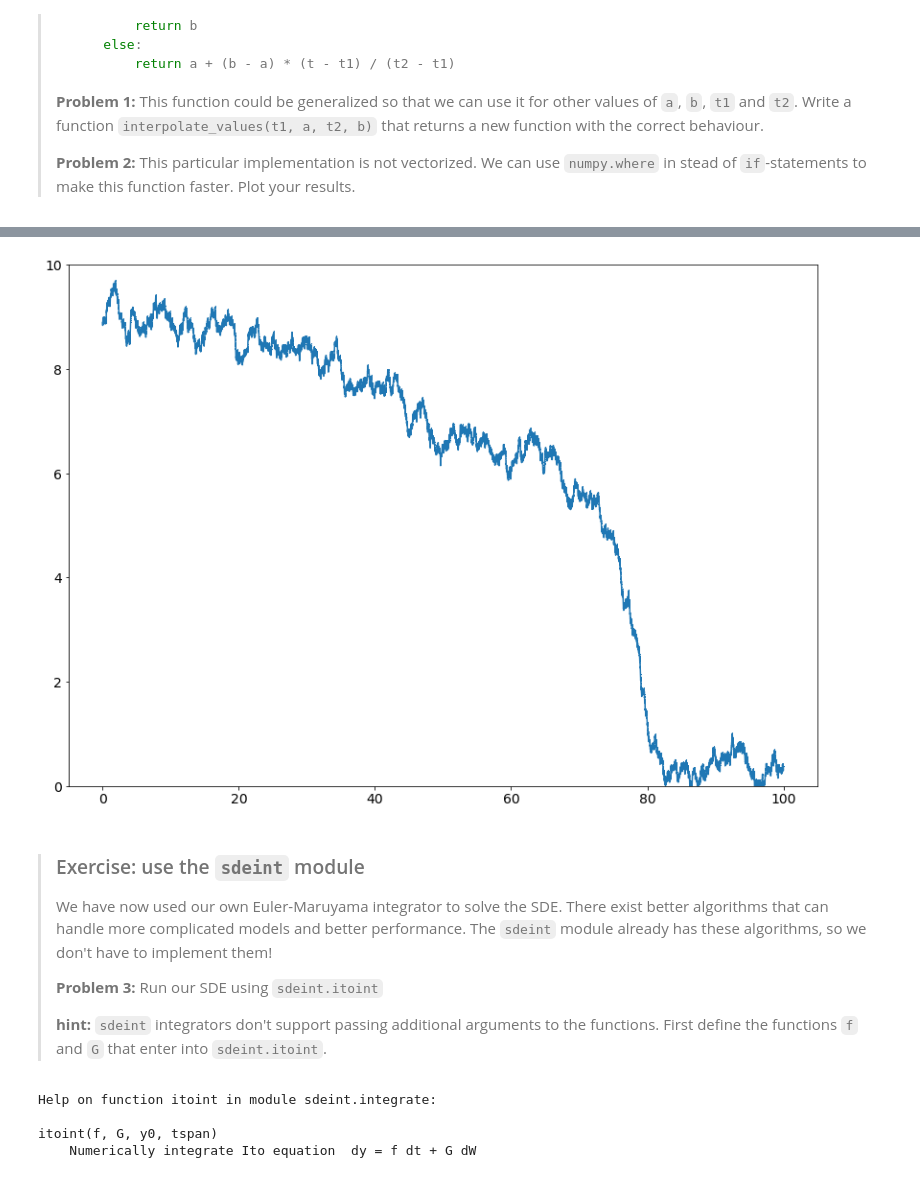
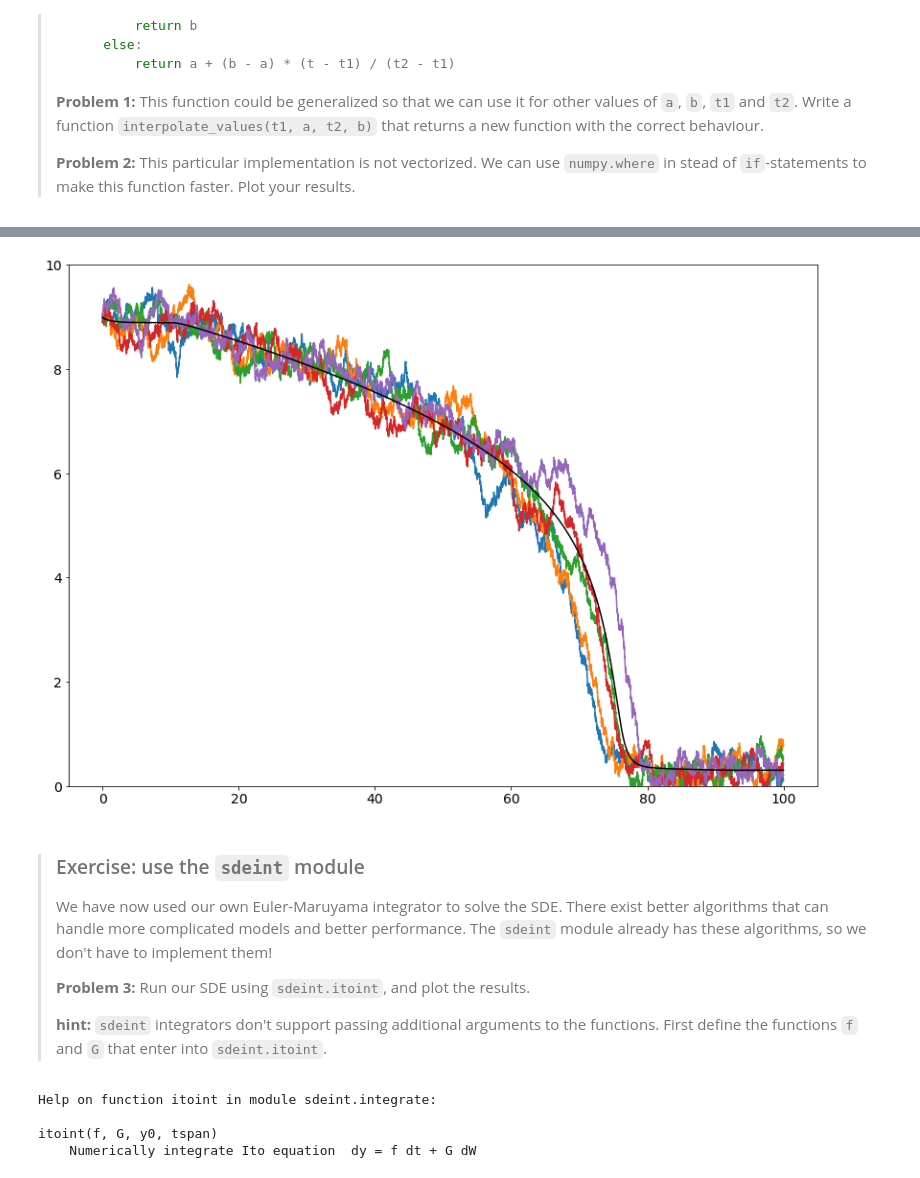
Before and after one commit to jhidding/stability, a Jupyter notebook: May77.ipynb, the cells around one changed output, grey strips where cells are left out. Cells and saved outputs as stored; diff of their text form; code cells hidden in the pictures.

```diff
--- a/May77.ipynb
+++ b/May77.ipynb
@@ -329,7 +330,7 @@ for idx, c in enumerate([1.6, 1.787, 2.604, 2.8]):
 
     fig = plt.subplot(220 + idx + 1)
     fig.set_ylim(0.0, 10)
-    fig.plot(np.repeat(t[:,None], m, axis=1), x, marker=',')
+    fig.plot(np.repeat(t[:,None], m, axis=1), x)
     fig.set_title('c={:.03}'.format(c))
 
 plt.show()
@@ -386,23 +387,27 @@ plt.show()
 # %%
 sigma_const = 0.3
-m = 1
+m = 5
 x0 = np.random.normal(loc=9.0, scale=0.1, size=m)
 settings.update(c=variable_c)
 
 t, x = euler_maruyama(
     df=dNdt_varc, dt=0.005, x0=x0, sigma=sigma, args=settings, n=20000)
 
+t, x_s0 = euler_maruyama(
+    df=dNdt_varc, dt=0.005, x0=x0[:1], sigma=lambda y, t: 0, args=settings, n=20000)
+
 fig = plt.subplot(111)
 fig.set_ylim(0.0, 10)
-fig.plot(np.repeat(t[:,None], m, axis=1), x, marker=',')
+fig.plot(np.repeat(t[:,None], m, axis=1), x)
+fig.plot(np.repeat(t[:,None], 1, axis=1), x_s0[:,0], c='k')
 plt.show()
 # %% [output]
-[figure, old version]
+[figure, new version]
 # %% [markdown]
 > ### Exercise: use the `sdeint` module
 > We have now used our own Euler-Maruyama integrator to solve the SDE. There exist better algorithms that can handle more complicated models and better performance. The `sdeint` module already has these algorithms, so we don't have to implement them!
 >
-> **Problem 3:** Run our SDE using `sdeint.itoint`
+> **Problem 3:** Run our SDE using `sdeint.itoint`, and plot the results.
 >
 > **hint:** `sdeint` integrators don't support passing additional arguments to the functions. First define the functions `f` and `G` that enter into `sdeint.itoint`.
 # %%
```
Also changed, not shown: parts of 14 cells of this notebook, 1 other file.
